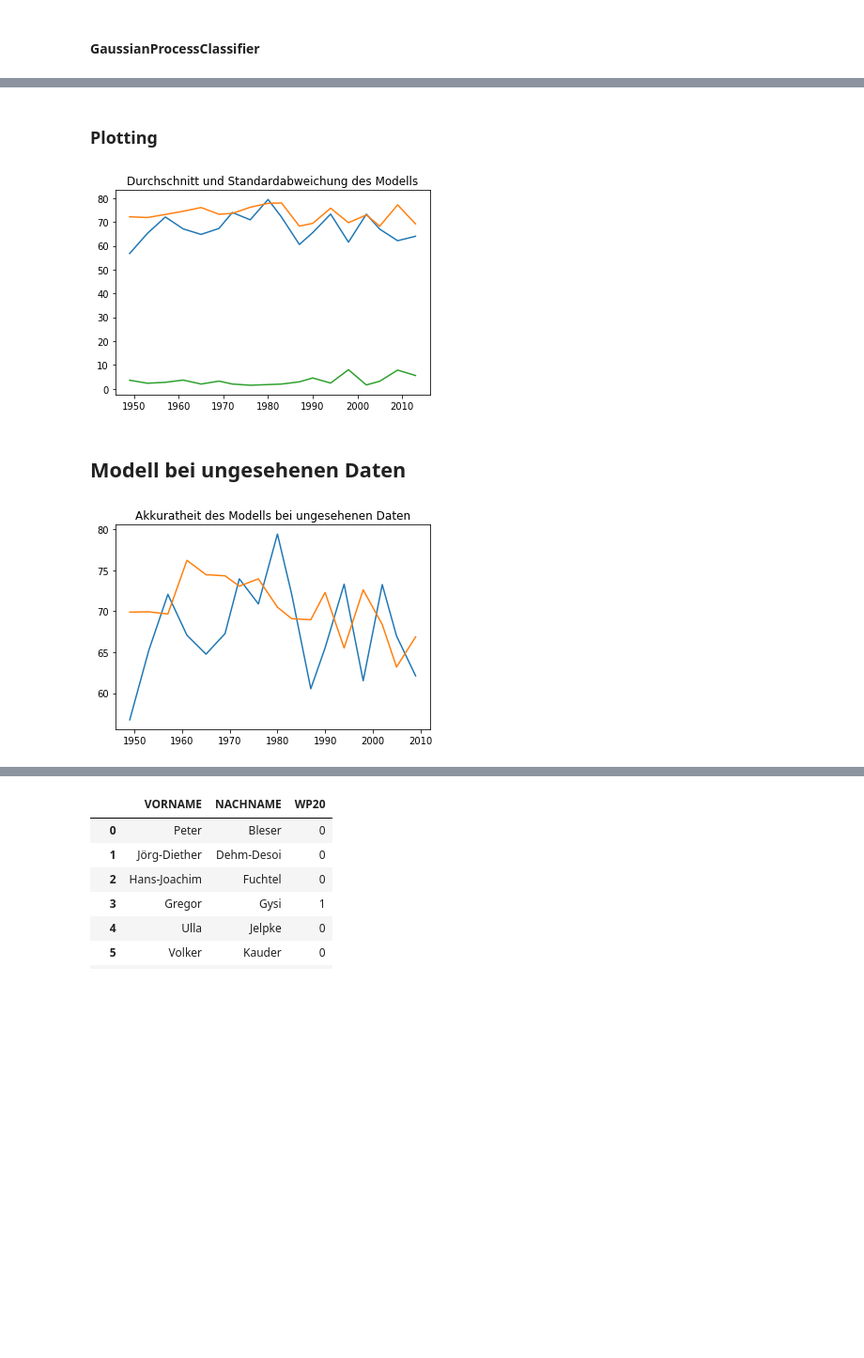
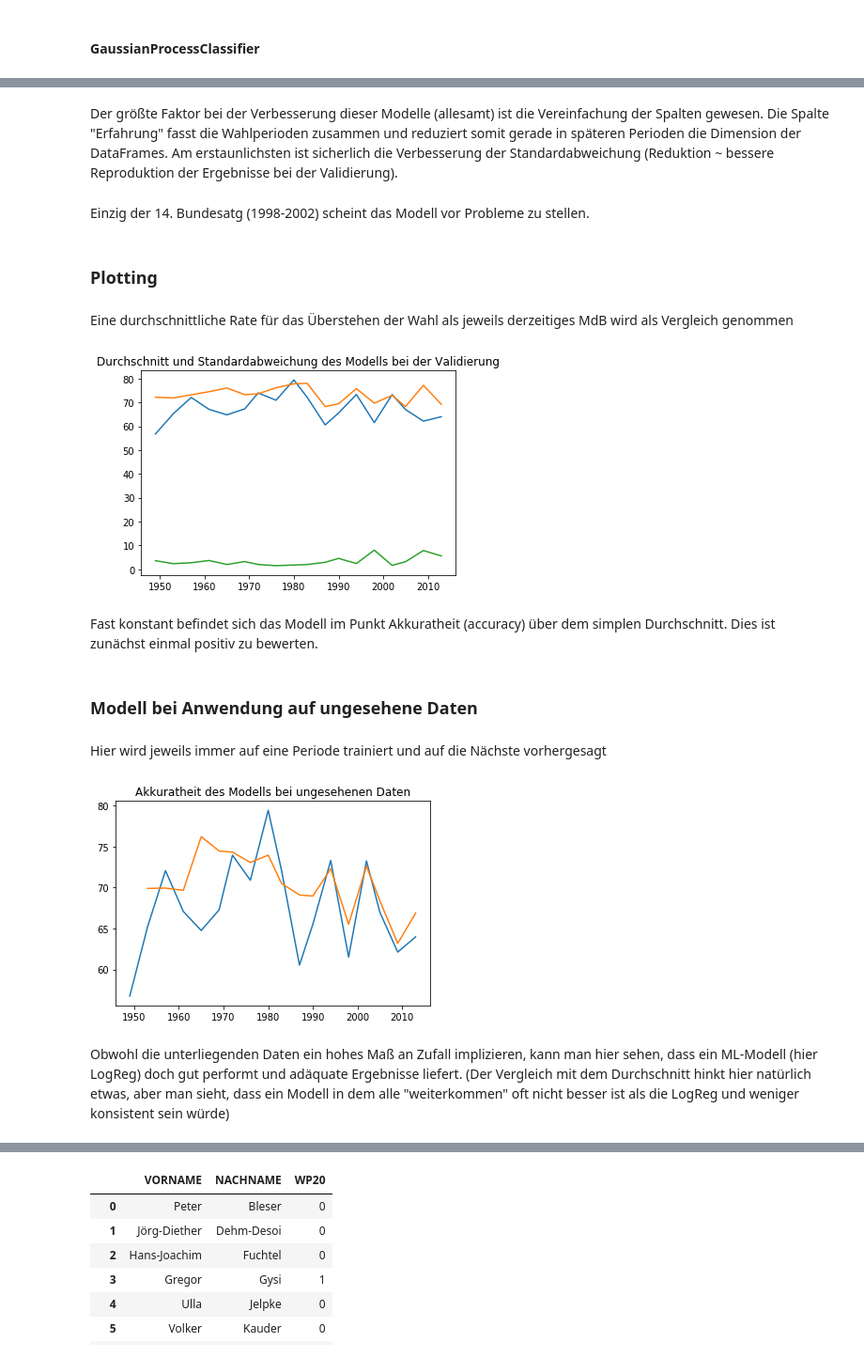
Before and after one commit to techlabsms/project-wt-18-12-Abgeordnetenanalyse, a Jupyter notebook: Prediction.ipynb, the cells around one changed output, grey strips where cells are left out. Shown at 94% size. Drawn from its saved outputs; the diff is of its cells as text; code cells hidden in the pictures; blank space fills up the shorter version.

```diff
--- a/Prediction.ipynb
+++ b/Prediction.ipynb
@@ -87,24 +97,27 @@ df_wp_list[4].head()
 # %%
-# Bspw. Alle Wahlperioden nach der Folgenden(Target), da diese höchst wahrscheinlich nicht relevant sind
-
 # Vorbereitung:
 wp_list = np.array(["WP1","WP2","WP3","WP4","WP5","WP6","WP7","WP8","WP9","WP10","WP11","WP12","WP13","WP14","WP15","WP16","WP17","WP18","WP19"])
 # Funktion
-def del_redun(dafr):
+def find_redun(dafr):
+    # Nummer der WP
     num = int(dafr.index[0][-2:])
+    # Selektion von Indizes für wp_list
     ind = np.array(range(0,19))
     sel = list(ind[ind>num])
+    # Hinzufügen der DF-eigenen Wahlperiode
     sel.append(ind[num-1])
+    # Zusammenstellung der redundanten Spalten
     drop_cols = list(wp_list[sel])
     return drop_cols
 
 # Anwendung
 for d in list(range(0,19)):
-    drop = list(del_redun(df_wp_list[d]))
+    drop = list(find_redun(df_wp_list[d]))
     df_wp_list[d] = df_wp_list[d].drop(drop, axis = 1)
 
 
-# Test an einem Beispiel (Bundestag Nr.4)
+# Test an einem Beispiel
+# Bundestag Nr.4 --> Spalten für WP4 und alle nach WP5 sollten verschwunden sein
 df_wp_list[3].head()
 # %% [output]
 |  | ANFANG | ALTER | GESCHLECHT | PARTEI_KURZ | AUSLAND | MANDATSART | WP1 | WP2 | WP3 | WP5 |
@@ -361,3 +389,9 @@ for i in list(range(0,18)):
+# %% [markdown]
+Der größte Faktor bei der Verbesserung dieser Modelle (allesamt) ist die Vereinfachung der Spalten gewesen. Die Spalte "Erfahrung" fasst die Wahlperioden zusammen und reduziert somit gerade in späteren Perioden die Dimension der DataFrames. Am erstaunlichsten ist sicherlich die Verbesserung der Standardabweichung (Reduktion ~ bessere Reproduktion der Ergebnisse bei der Validierung).
+# %% [markdown]
+Einzig der 14. Bundesatg (1998-2002) scheint das Modell vor Probleme zu stellen.
 # %% [markdown]
 ### Plotting
+# %% [markdown]
+Eine durchschnittliche Rate für das Überstehen der Wahl als jeweils derzeitiges MdB wird als Vergleich genommen
 # %%
@@ -369,42 +404,48 @@ for d in list(range(0,18)):
     surv_rate = round(surv_rate*100, 2)
     surv_rate_lst.append(surv_rate)
 # %%
+# Veranschaulichung der Ergebnisse mittels eines Plots
+
 log_score_list = [[72.15, 3.59],
 [71.85, 2.33],
 [73.13, 2.72],
 [74.48, 3.65],
 [76.03, 1.99],
 [73.21, 3.22],
 [73.58, 1.99],
 [76.14, 1.49],
 [77.79, 1.76],
 [77.96, 1.98],
 [68.24, 2.91],
 [69.4, 4.54],
 [75.76, 2.4],
 [69.68, 8.0],
 [72.93, 1.61],
 [68.23, 3.17],
 [77.17, 7.84],[69.18, 5.57]]
 
 means = []
 stds = []
 for e in log_score_list:
     means.append(e[0])
     stds.append(e[1])
 
 #Blau
 plt.plot(timeline[:18], surv_rate_lst)
 #Orange
 plt.plot(timeline[:18], means)
 #Grün
 plt.plot(timeline[:18], stds)
-plt.title('Durchschnitt und Standardabweichung des Modells')
+plt.title('Durchschnitt und Standardabweichung des Modells bei der Validierung')
 plt.show()
 # %% [output]
-[figure, old version]
+[figure, new version]
+# %% [markdown]
+Fast konstant befindet sich das Modell im Punkt Akkuratheit (accuracy) über dem simplen Durchschnitt. Dies ist zunächst einmal positiv zu bewerten.
 # %% [markdown]
-## Modell bei ungesehenen Daten
+### Modell bei Anwendung auf ungesehene Daten
+# %% [markdown]
+Hier wird jeweils immer auf eine Periode trainiert und auf die Nächste vorhergesagt
 # %%
 acc_score = []
 
@@ -419,13 +460,14 @@ for i in list(range(0,17)):
     y_pred = log.predict(X_test)
     acc_score.append(round(accuracy_score(y_test, y_pred)*100,2))
 # %%
-surv_rate_lst.pop()
+#Blau
+plt.plot(timeline[:18], surv_rate_lst)
+#Orange
+plt.plot(timeline[1:18], acc_score)
 
-#Blau
-plt.plot(timeline[:17], surv_rate_lst)
-#Orange
-plt.plot(timeline[:17], acc_score)
 plt.title('Akkuratheit des Modells bei ungesehenen Daten')
 plt.show()
 # %% [output]
-[figure, old version]
+[figure, new version]
+# %% [markdown]
+Obwohl die unterliegenden Daten ein hohes Maß an Zufall implizieren, kann man hier sehen, dass ein ML-Modell (hier LogReg) doch gut performt und adäquate Ergebnisse liefert. (Der Vergleich mit dem Durchschnitt hinkt hier natürlich etwas, aber man sieht, dass ein Modell in dem alle "weiterkommen" oft nicht besser ist als die LogReg und weniger konsistent sein würde)
```
Also changed, not shown: parts of 27 cells of this notebook, 2 other files.
